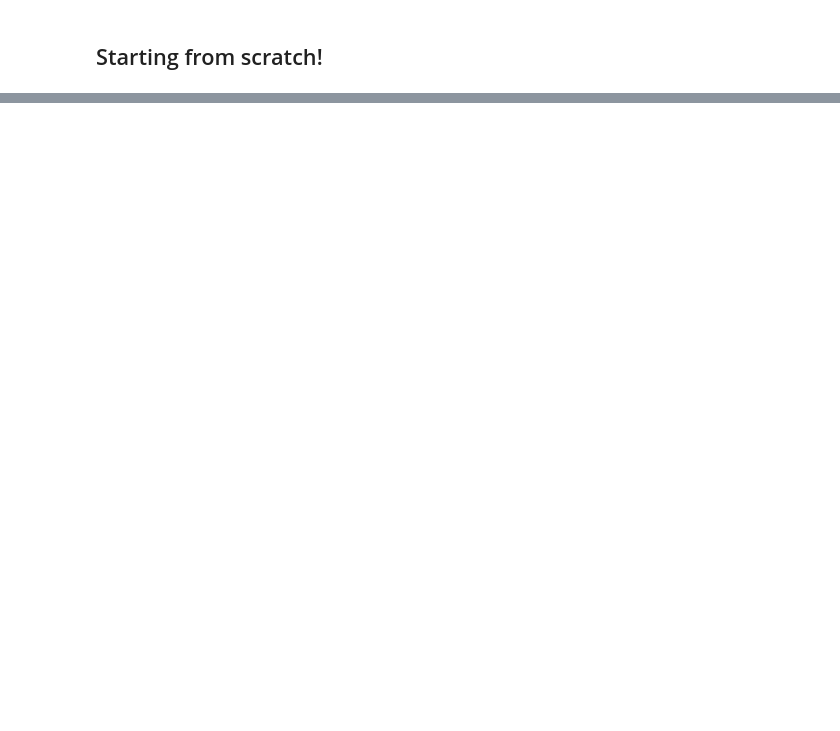
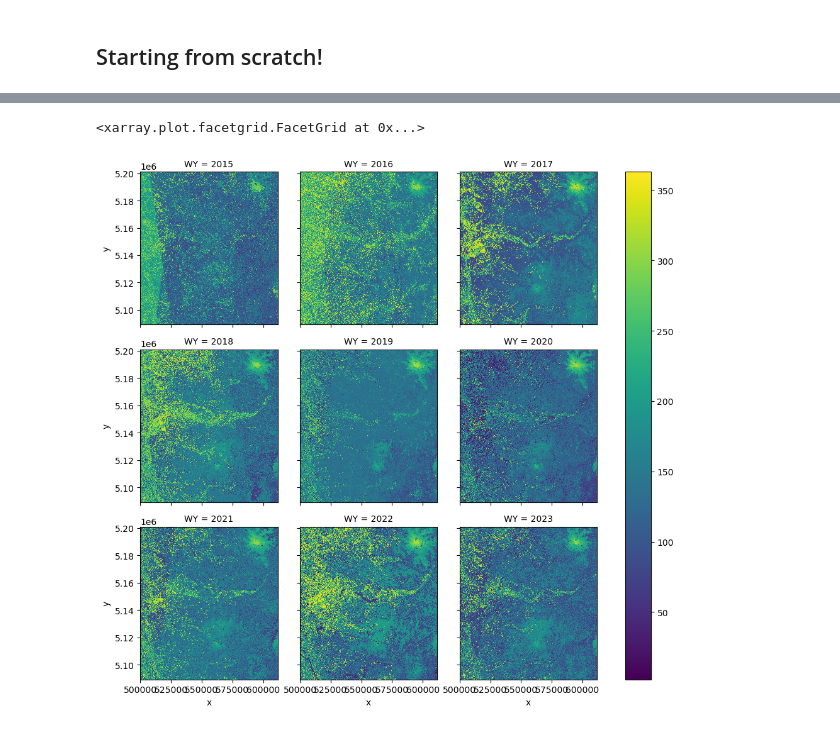
Before and after one commit to egagli/sar_snowmelt_timing, a Jupyter notebook: remake_sar_snowmelt_timing.ipynb, the cells around one changed output, grey strips where cells are left out. Drawn from its saved outputs; the diff is of its cells as text; code cells hidden in the pictures; blank space fills up the shorter version.

```diff
--- a/remake_sar_snowmelt_timing.ipynb
+++ b/remake_sar_snowmelt_timing.ipynb
@@ -50,0 +59,16 @@ Units remain in linear power. Convert to dB using the .linear_to_db() method.
+# %%
+# s1 = easysnowdata.remote_sensing.Sentinel1(
+#     bbox_input=bbox_gdf, start_date="2016-10-01", end_date="2017-09-30", resolution=80, units="linear power",
+# )
+
+s1 = easysnowdata.remote_sensing.Sentinel1(
+    bbox_input=bbox_gdf, start_date="2014-10-01", end_date="2023-09-30", resolution=80, units="linear power", # {"x": 512, "y": 512, "time": 'auto'} # {"x": 512, "y": 512} or # {"x": 512, "y": 512, "time": -1}
+    chunks={},
+) # not specifying z dimension of chunking slowing performance?
+# dtype must be known for auto chunking
+
+# 5 worker benchmark
+# benchmark 512x512x1 chunking with persist 17min
+# benchmark {"x": 512, "y": 512, "time": 'auto'} with persist unknown bc error dtype must be known for auto chunking
+# benchmark {} which automatically selected 1x1398x1399 with persist 6min 38s
+# benchmark with {"x": 512, "y": 512, "time": -1} with persist
@@ -51,2 +82,3 @@ Units remain in linear power. Convert to dB using the .linear_to_db() method.
 # %%
-s1_rtc_ds = s1.data #.persist() only do persist with coiled
+s1_rtc_ds = s1.data.persist()
+s1_rtc_ds
@@ -52,0 +127,3 @@ s1_rtc_ds = s1.data #.persist() only do persist with coiled
+# %%
+hemisphere = 'northern' if s1_rtc_ds.rio.estimate_utm_crs().to_epsg() < 32700 else 'southern'
+s1_rtc_ds.coords['WY'] = ("time",pd.to_datetime(s1_rtc_ds.time).map(lambda x: easysnowdata.utils.datetime_to_WY(x,hemisphere=hemisphere)))
@@ -52,0 +268,10 @@ s1_rtc_ds = s1.data #.persist() only do persist with coiled
+# %%
+runoff_onsets = (
+    s1_rtc_ds.groupby("WY")
+    .apply(
+        calculate_runoff_onset,
+        min_acquisitions_during_melt=6,
+        returned_dates_format="dowy",
+    )
+    .compute()
+)
@@ -52,0 +296,5 @@ s1_rtc_ds = s1.data #.persist() only do persist with coiled
+# %%
+runoff_onsets.plot.imshow(col="WY", col_wrap=3)
+# %% [output]
+<xarray.plot.facetgrid.FacetGrid at 0x...>
+[figure, added]
```
Also changed, not shown: parts of 44 cells of this notebook.
